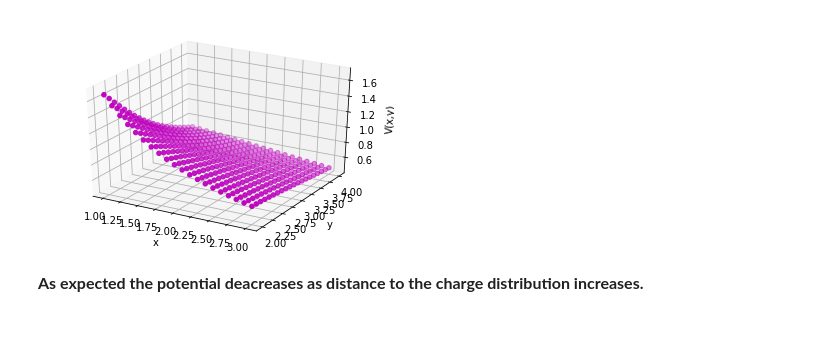
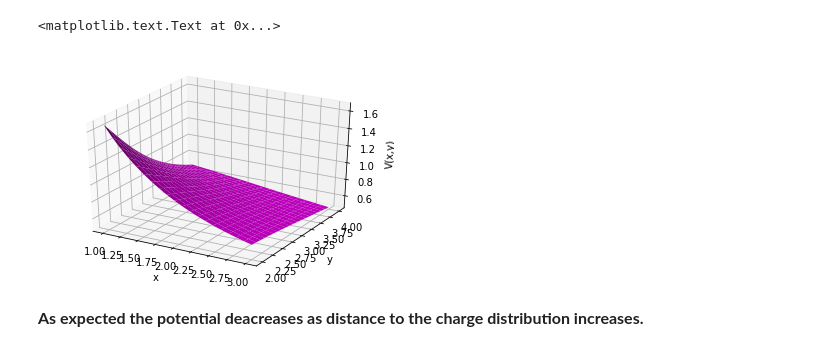
Before and after one commit to Phys7321/HW02-Seyedolmohadesin, a Jupyter notebook: HW02.ipynb, the cells around one changed output. Saved outputs shown, nothing was run; the diff lists cells and outputs as text; code cells hidden in the pictures.

```diff
--- a/HW02.ipynb
+++ b/HW02.ipynb
@@ -15,6 +22,6 @@ k=9e9 # 1/4*pi*e0
 <img src="img1.jpeg"  width="400" height="100">
 # %%
-f=lambda x,xp: k*2*xp/(x-xp)
+f=lambda x,xp: 2*xp/(x-xp)
 xp=np.linspace(0,1,100)
 farray=np.vectorize(f)
 x1=np.linspace(-10,-.5,50)
@@ -91,39 +101,33 @@ total poteintial is the sum of potential due to charge distribution on x axis an
 # %%
 x=np.linspace(1,3,20)
 y=np.linspace(2,4,20)
-v1=np.zeros((100,100))
-v2=np.zeros((100,100))
-v=np.zeros((100,100))
-xarray=[]
-yarray=[]
-varray=[]
+v1=np.zeros((len(x),len(y)))
+v2=np.zeros((len(x),len(y)))
+v=np.zeros((len(x),len(y)))
+
 for i in range(0,len(x)) :
     for j in range(0,len(y)) :
         f1=lambda xp: xp**2/math.sqrt((x[i]-xp)**2+(y[j]-1)**2)
         f2=lambda yp: yp/math.sqrt(x[i]**2+(y[j]-yp)**2)
-        v1[i,j]=sci.romberg(f1,0,1)
-        v2[i,j]=sci.romberg(f2,1,2)
-        v[i,j]=v1[i,j]+v2[i,j]
+        v1[j,i]=sci.romberg(f1,0,1)
+        v2[j,i]=sci.romberg(f2,1,2)
+        v[j,i]=v1[j,i]+v2[j,i]
 
-        xarray.append(x[i])
-        yarray.append(y[j])
-        varray.append(v1[i,j]+v2[i,j])
 
 
 
 fig = pyplot.figure()
-ax = fig.add_subplot(111, projection='3d')
-ax.scatter(xarray, yarray, varray, c='m')
+ax = fig.gca(projection='3d')
+X, Y = np.meshgrid(x, y)
+surf = ax.plot_surface(X, Y, v,shade=True,color='m')
 ax.set_xlabel('x')
 ax.set_ylabel('y')
 ax.set_zlabel('V(x,y)')
-
-pyplot.show()
-
-#Axes3D.scatter(xs, ys, zs, zdir='z', s=20, c=None, depthshade=True)
 # %% [output]
+<matplotlib.text.Text at 0x...>
-[figure, old version]
+[figure, new version]
 # %% [markdown]
 <font size="3"><b>
 As expected the potential deacreases as distance to the charge distribution increases.
-</font></p><b>
+</b>
+</font></p>
```
Also changed, not shown: parts of 15 cells of this notebook, 3 other files.
